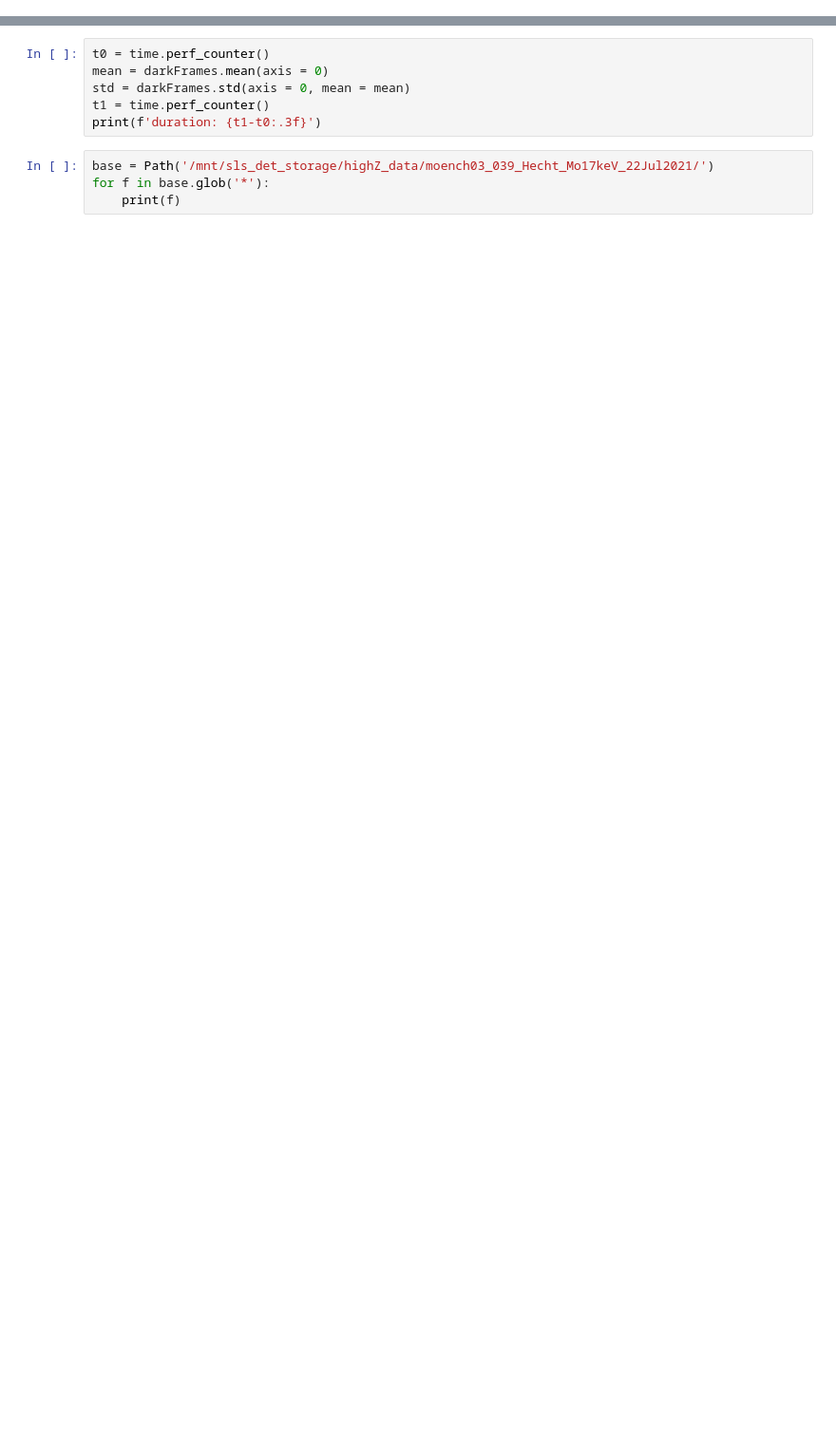
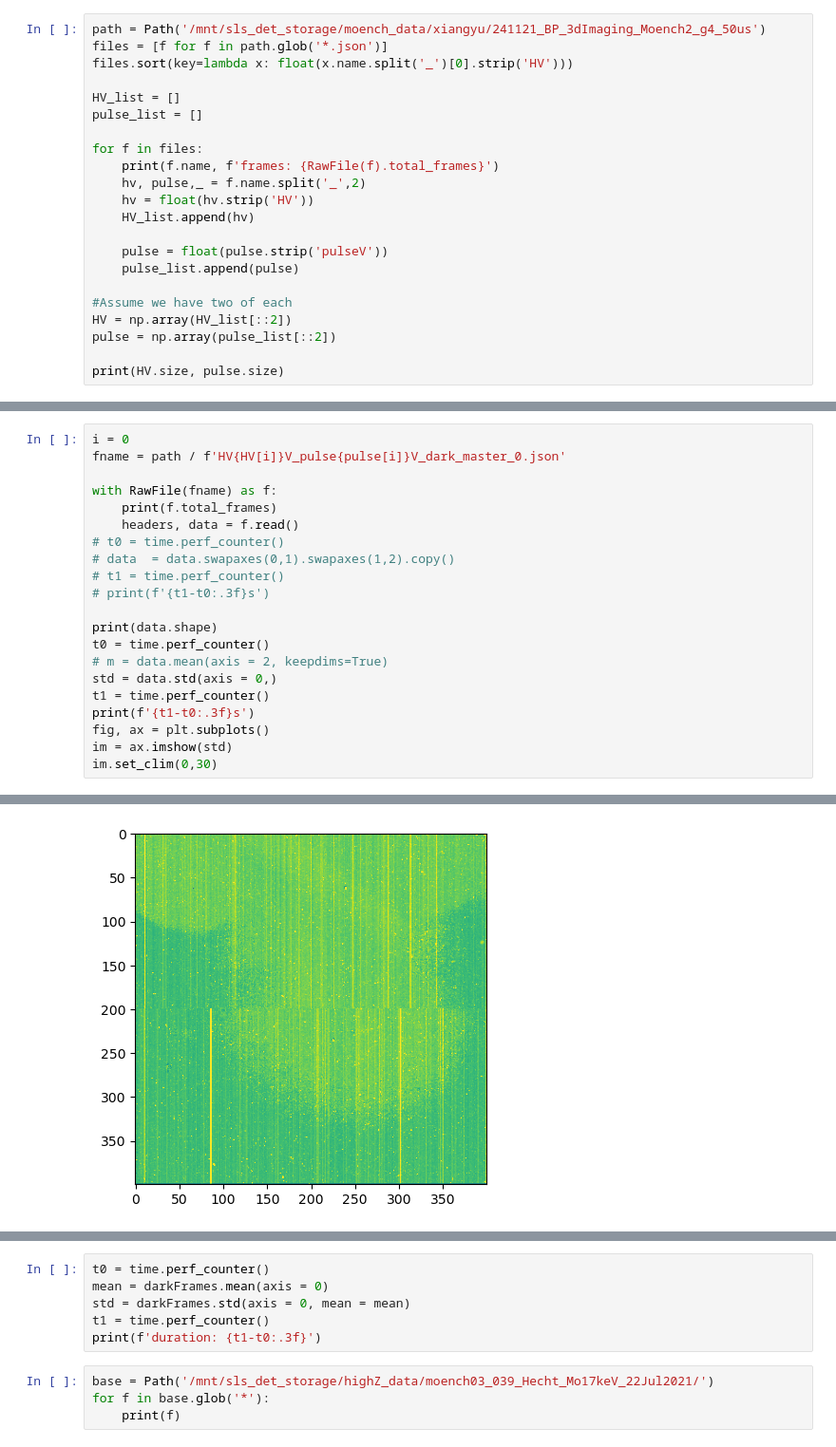
Before and after one commit to slsdetectorgroup/aare-notebooks, a Jupyter notebook: 08-Mean_and_std.ipynb, the cells around one changed output, grey strips where cells are left out. Shown at 95% size. Drawn from its saved outputs; the diff is of its cells as text; blank space fills up the shorter version.

```diff
--- a/08-Mean_and_std.ipynb
+++ b/08-Mean_and_std.ipynb
@@ -28,0 +35,22 @@ Example run on: **2024-11-27 14:51** with aare: **dev**
+# %%
+path = Path('/mnt/sls_det_storage/moench_data/xiangyu/241121_BP_3dImaging_Moench2_g4_50us')
+files = [f for f in path.glob('*.json')]
+files.sort(key=lambda x: float(x.name.split('_')[0].strip('HV')))
+
+HV_list = []
+pulse_list = []
+
+for f in files:
+    print(f.name, f'frames: {RawFile(f).total_frames}')
+    hv, pulse,_ = f.name.split('_',2)
+    hv = float(hv.strip('HV'))
+    HV_list.append(hv)
+
+    pulse = float(pulse.strip('pulseV'))
+    pulse_list.append(pulse)
+
+#Assume we have two of each
+HV = np.array(HV_list[::2])
+pulse = np.array(pulse_list[::2])
+
+print(HV.size, pulse.size)
@@ -28,0 +75,22 @@ Example run on: **2024-11-27 14:51** with aare: **dev**
+# %%
+i = 0
+fname = path / f'HV{HV[i]}V_pulse{pulse[i]}V_dark_master_0.json'
+
+with RawFile(fname) as f:
+    print(f.total_frames)
+    headers, data = f.read()
+# t0 = time.perf_counter()
+# data  = data.swapaxes(0,1).swapaxes(1,2).copy()
+# t1 = time.perf_counter()
+# print(f'{t1-t0:.3f}s')
+
+print(data.shape)
+t0 = time.perf_counter()
+# m = data.mean(axis = 2, keepdims=True)
+std = data.std(axis = 0,)
+t1 = time.perf_counter()
+print(f'{t1-t0:.3f}s')
+fig, ax = plt.subplots()
+im = ax.imshow(std)
+im.set_clim(0,30)
+# %% [output]
@@ -28,0 +100 @@ Example run on: **2024-11-27 14:51** with aare: **dev**
+[figure, added]
```
Also changed, not shown: parts of 9 cells of this notebook, 3 other files.
